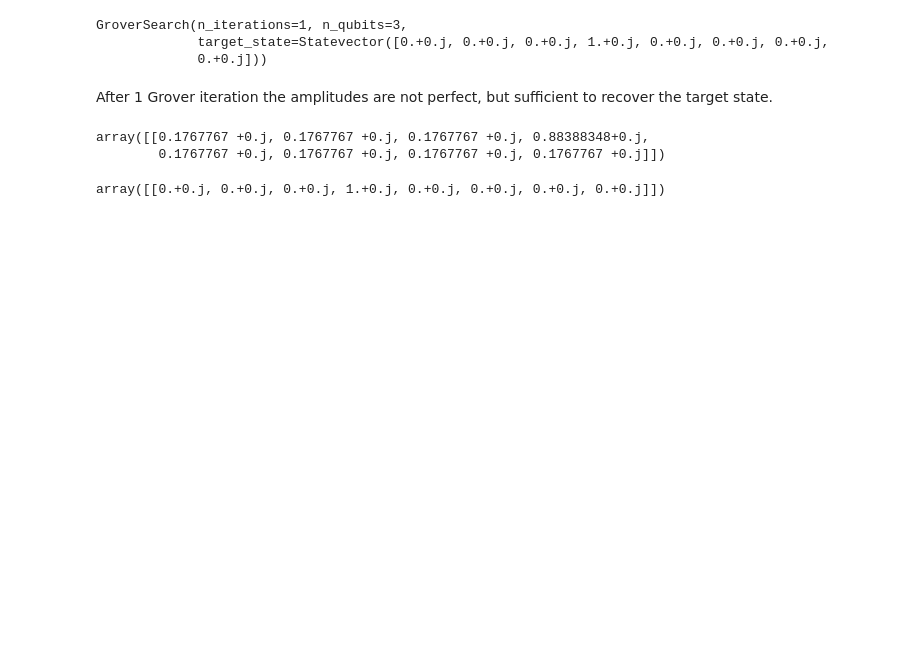
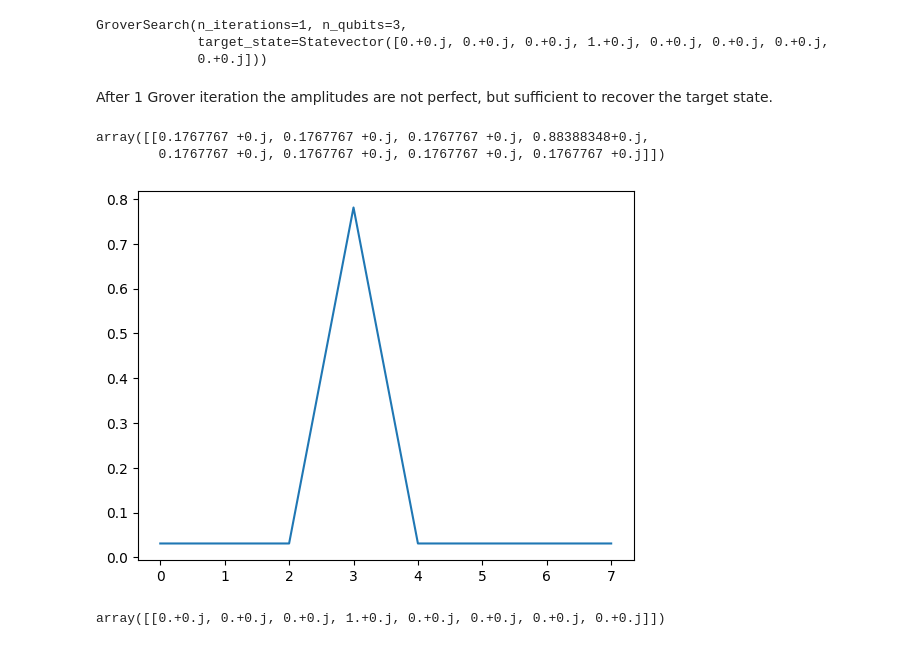
Before and after one commit to CarloLepelaars/skq, a Jupyter notebook: nbs/grover.ipynb, the cells around one changed output. Drawn from its saved outputs; the diff is of its cells as text; code cells hidden in the pictures; blank space fills up the shorter version.

```diff
--- a/nbs/grover.ipynb
+++ b/nbs/grover.ipynb
@@ -31,6 +41,10 @@ result
 # %% [output]
 array([[0.1767767 +0.j, 0.1767767 +0.j, 0.1767767 +0.j, 0.88388348+0.j,
         0.1767767 +0.j, 0.1767767 +0.j, 0.1767767 +0.j, 0.1767767 +0.j]])
+# %%
+plt.plot(np.abs(result[0])**2);
+# %% [output]
+[figure, added]
 # %%
 result.round()
 # %% [output]
```
Also changed, not shown: parts of 8 cells of this notebook, 7 other files.
